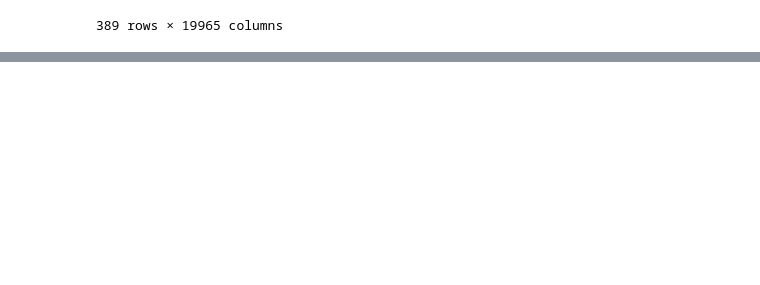
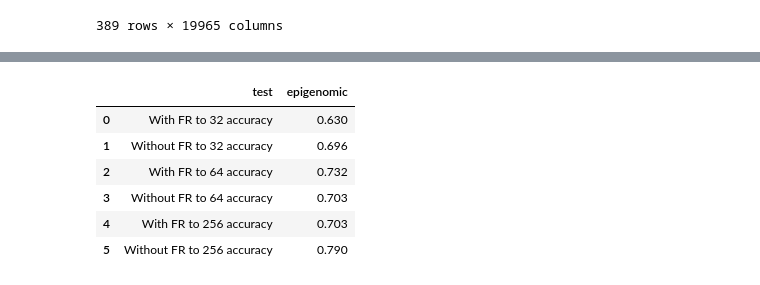
Before and after one commit to akira-nair/multiomic-model-tcga, a Jupyter notebook: models/MAVI/complete_modality.ipynb, the cells around one changed output, grey strips where cells are left out. Drawn from its saved outputs; the diff is of its cells as text; code cells hidden in the pictures; blank space fills up the shorter version.

```diff
--- a/models/MAVI/complete_modality.ipynb
+++ b/models/MAVI/complete_modality.ipynb
@@ -218,0 +257,11 @@ data_training = data[data["case_id"].isin(training_cases)]
+# %%
+epigenomic_hp = epigenomic_hp.rename(columns={0:'test', 1:'epigenomic'})
+epigenomic_hp
+# %% [output]
+|  | test | epigenomic |
+| 0 | With FR to 32 accuracy | 0.630 |
+| 1 | Without FR to 32 accuracy | 0.696 |
+| 2 | With FR to 64 accuracy | 0.732 |
+| 3 | Without FR to 64 accuracy | 0.703 |
+| 4 | With FR to 256 accuracy | 0.703 |
+| 5 | Without FR to 256 accuracy | 0.790 |
```
Also changed, not shown: parts of 14 cells of this notebook, 4 other files.
